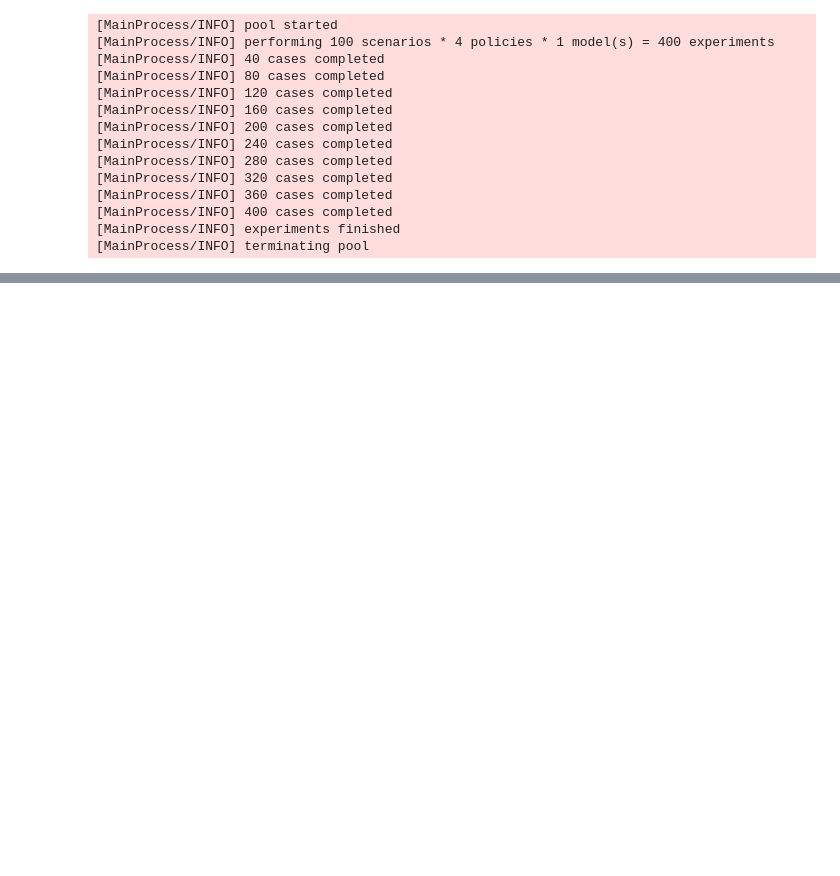
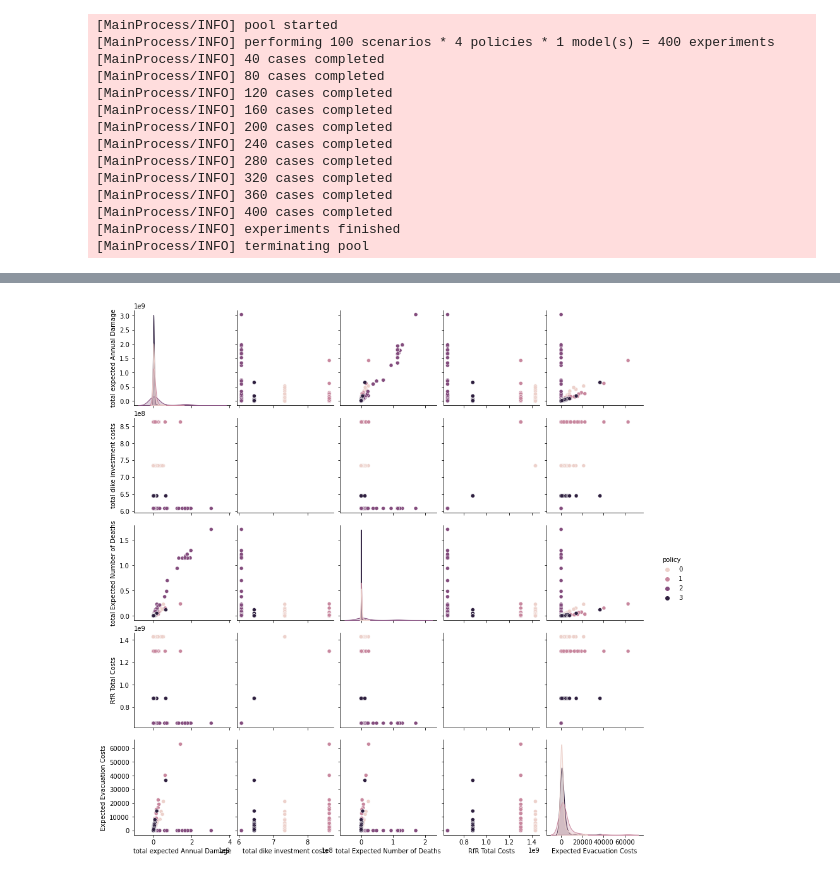
Before and after one commit to tamarvooijs/MBDM, a Jupyter notebook: final assignment/Problem Formulations-Laszlo.ipynb, the cells around one changed output, grey strips where cells are left out. Cells and saved outputs as stored; diff of their text form; code cells hidden in the pictures; blank space fills up the shorter version.

```diff
--- a/final assignment/Problem Formulations-Laszlo.ipynb
+++ b/final assignment/Problem Formulations-Laszlo.ipynb
@@ -170 +238,6 @@ A_3data = data[['A.3 Total Costs', 'A.3_Expected Number of Deaths', 'RfR Total C
+# %%
+sns.pairplot(A_totaldata, hue='policy', vars=['total expected Annual Damage','total dike investment costs','total Expected Number of Deaths','RfR Total Costs', 'Expected Evacuation Costs'])
+plt.show()
+# %% [output]
+[figure, added]
 # %%
```
Also changed, not shown: parts of 24 cells of this notebook.
